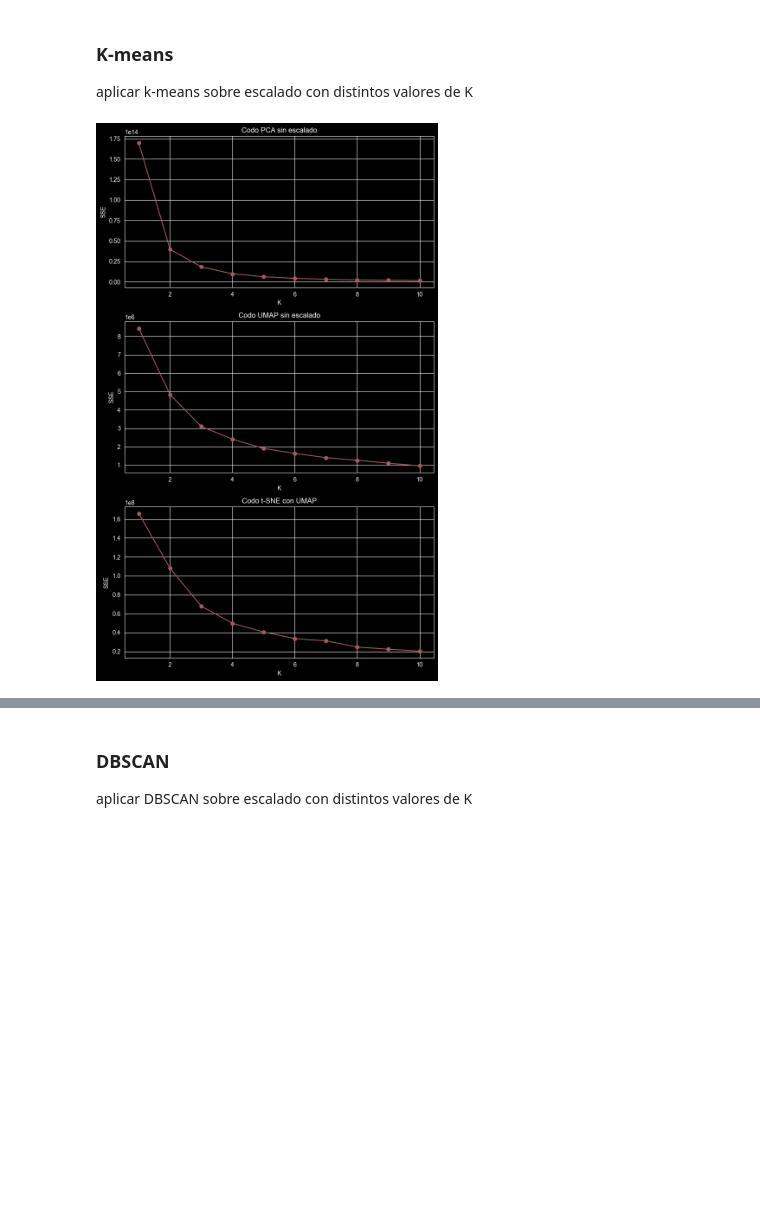
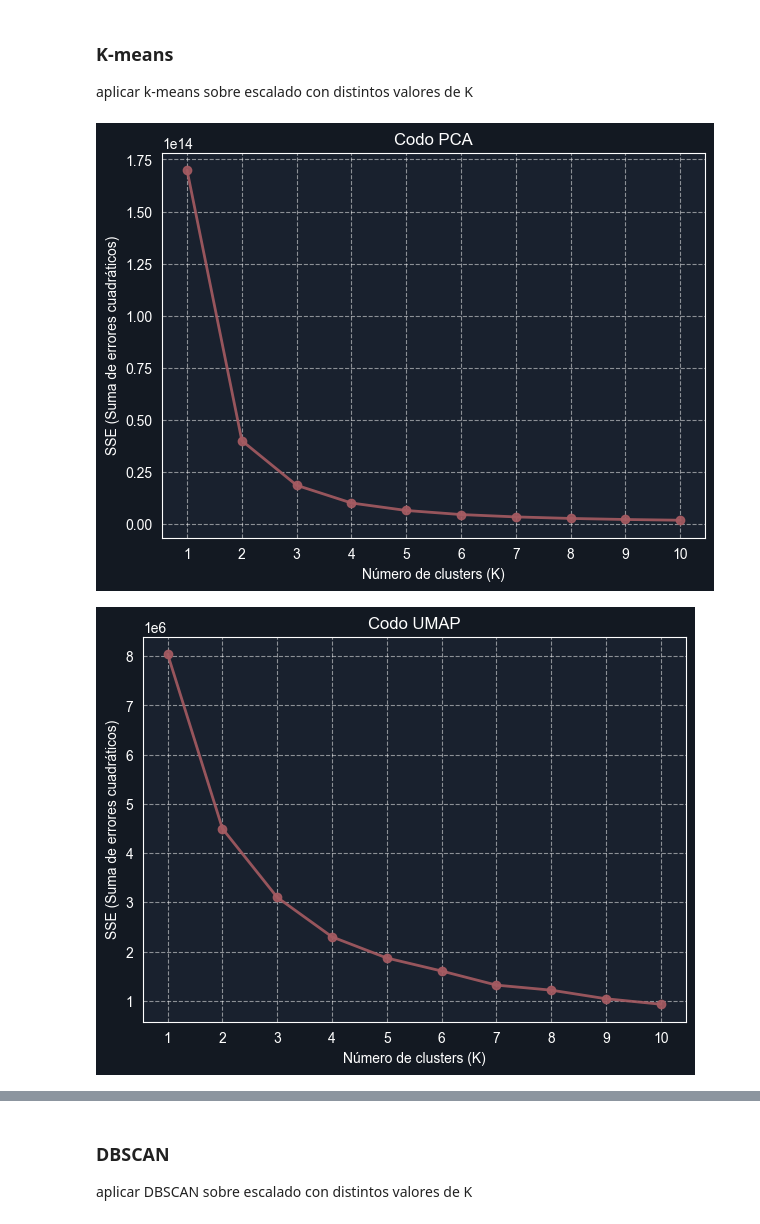
Before and after one commit to SebaSalasLvd/proyecto-mineria, a Jupyter notebook: hito-2/pregunta_4.ipynb, the cells around one changed output, grey strips where cells are left out. Drawn from its saved outputs; the diff is of its cells as text; code cells hidden in the pictures; blank space fills up the shorter version.

```diff
--- a/hito-2/pregunta_4.ipynb
+++ b/hito-2/pregunta_4.ipynb
@@ -1,3 +1,15 @@
+# %%
+import seaborn as sns
+import matplotlib.pyplot as plt
+
+
+# Configuración general
+plt.style.use('dark_background')  # Fondo oscuro
+
+# Color de fondo personalizado (hex, RGB o nombre)
+sns.set_palette("pastel")         # Paleta pastel (Seaborn)
+colores_pastel = ['#A65B62', "#FFB3BA", "#FFDFBA", "#BAFFC9", "#BAE1FF", "#D0BAFF", "#F9B7FF"]
+sns.set_palette(colores_pastel)
 # %% [markdown]
 Abriendo el dataset
 # %%
@@ -271,31 +283,48 @@ aplicar k-means sobre escalado con distintos valores de K
 # %%
 from sklearn.cluster import KMeans
 import matplotlib.pyplot as plt
 
 
-# Función para graficar el método del codo
-def plot_elbow(X_data, title, ax):
+def plot_elbow(X_data, title):
     sse = []
-    for k in range(1, 11):
+    k_range = range(1, 11)
+    for k in k_range:
         kmeans = KMeans(n_clusters=k, random_state=0)
         kmeans.fit(X_data)
         sse.append(kmeans.inertia_)
-    ax.plot(range(1, 11), sse, marker='o')
-    ax.set_title(title)
-    ax.set_xlabel('K')
-    ax.set_ylabel('SSE')
-    ax.grid(True)
 
-# Gráfica de codo para PCA y UMAP
-fig, axes = plt.subplots(3, 1, figsize=(8,13))
+    # Crear figura y ejes
+    fig, ax = plt.subplots(figsize=(7, 5))
 
-plot_elbow(X_pca, 'Codo PCA sin escalado', axes[0])
+    # Fondo
+    fig.patch.set_facecolor("#131922")  # Fondo exterior
+    ax.set_facecolor("#19212E")         # Fondo del área del gráfico
 
-plot_elbow(X_umap, 'Codo UMAP sin escalado', axes[1])
+    # Plot
+    ax.plot(k_range, sse, marker='o', color="#A65B62", linewidth=2, zorder=2, alpha=0.9)
 
-plot_elbow(X_tsne, 'Codo t-SNE con UMAP', axes[2])
+    # Estética
+    ax.set_title(title, color="white")
+    ax.set_xlabel('Número de clusters (K)', color="white")
+    ax.set_ylabel('SSE (Suma de errores cuadráticos)', color="white")
+    ax.grid(True, linestyle='--', alpha=0.5)
 
-plt.tight_layout()
-plt.show()
+    # Ejes en blanco
+    ax.tick_params(colors='white')
+    ax.spines['bottom'].set_color('white')
+    ax.spines['left'].set_color('white')
+    ax.spines['top'].set_color('white')
+    ax.spines['right'].set_color('white')
+
+    ax.set_xticks(k_range)
+
+    plt.show()
+
+
+# Generar las 3 figuras separadas
+plot_elbow(X_pca, 'Codo PCA')
+plot_elbow(X_umap, 'Codo UMAP')
+plot_elbow(X_tsne, 'Codo t-SNE con UMAP')
 # %% [output]
-[figure, old version]
+[figure, new version]
+[figure, added]
```
Also changed, not shown: parts of 9 cells of this notebook.
